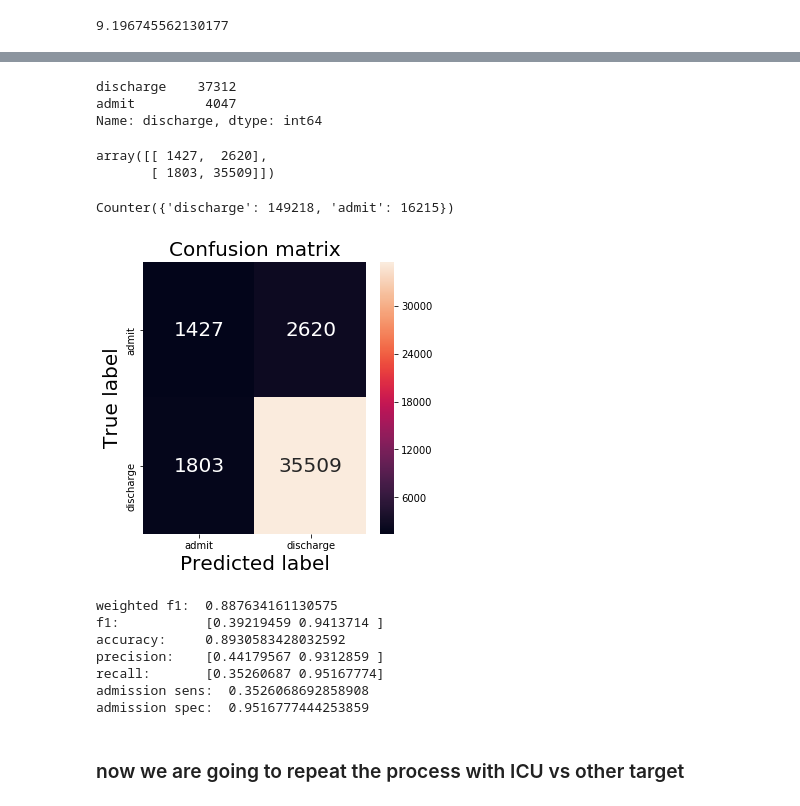
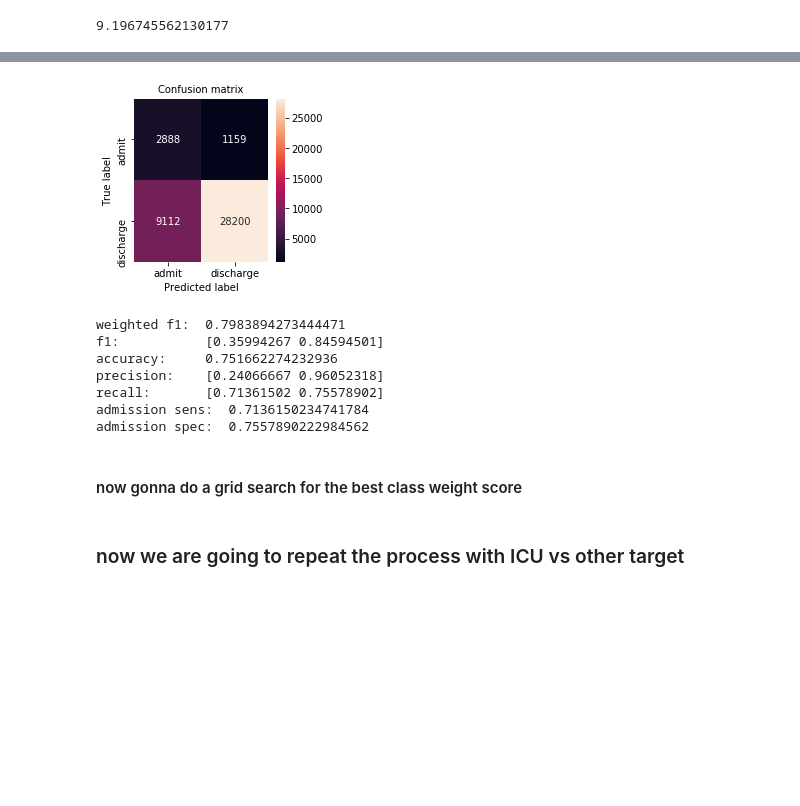
Before and after one commit to Jaskolk/ed-triage, a Jupyter notebook: ED_triage_xgb-v2.ipynb, the cells around one changed output, grey strips where cells are left out. Cells and saved outputs as stored; diff of their text form; code cells hidden in the pictures; blank space fills up the shorter version.

```diff
--- a/ED_triage_xgb-v2.ipynb
+++ b/ED_triage_xgb-v2.ipynb
@@ -92,3 +82,6 @@ Index(['ID', 'ChartNumber', 'EncounterNumber', 'TriageLevel', 'AgeNumber',
        'Do you have a new Rash?',
        'Do you have a new onset of Vomiting/Diarrhea in the last 24 hours?'],
       dtype='object')
+# %%
+#replacing nan values in ICUvsothercolumn
+clin['ICUvsother'].fillna(0, inplace = True)
@@ -148,7 +155,7 @@ dispo: {nan: 106689, 'madmit': 12037, 'sadmit': 2061, 'ICU': 479})(for admitted
 
 ICUvsother:  self explanatory
 # %%
-features = clin[cont_names]
+features = clin[cont_names].values
 # %%
 target = clin['discharge']
 target2 = clin['ICUvsother']
@@ -166,4 +234,6 @@ class_ratio = y_train.value_counts()[0]/y_train.value_counts()[1]; class_ratio
 # %% [output]
 9.196745562130177
 # %%
-xgc = xgb.XGBClassifier(scale_pos_weight=0.3)
+xgc = xgb.XGBClassifier(scale_pos_weight=1/class_ratio)
+
+%time xgc.fit(X_train, y_train)
@@ -182,33 +250,18 @@ XGBClassifier(base_score=0.5, booster='gbtree', colsample_bylevel=1,
 # %%
 preds = xgc.predict(X_test)
-# %%
-y_test.value_counts()
-# %% [output]
-discharge    37312
-admit         4047
-Name: discharge, dtype: int64
-# %%
-conf = confusion_matrix(y_test, preds); conf
-# %% [output]
-array([[ 1427,  2620],
-       [ 1803, 35509]])
-# %%
-lab_count = Counter(clin['discharge']); lab_count
-# %% [output]
-Counter({'discharge': 149218, 'admit': 16215})
 # %%
-LABELS = ['admit', 'discharge'] #lab_count.keys()
+conf = confusion_matrix(y_test, preds)
 
-plt.figure(figsize=(5, 5))
-sns.heatmap(conf, xticklabels=LABELS, yticklabels=LABELS, annot=True, fmt="d", annot_kws={"size": 20});
-#sns.heatmap(conf, annot=True, fmt="d", annot_kws={"size": 20});
+plt.figure(figsize=(3, 3))
 
-plt.title("Confusion matrix", fontsize=20)
-plt.ylabel('True label', fontsize=20)
-plt.xlabel('Predicted label', fontsize=20)
+sns.heatmap(conf, xticklabels=LABELS, yticklabels=LABELS, annot=True, fmt="d", annot_kws={"size": 10});
+
+plt.title("Confusion matrix", fontsize=10)
+plt.ylabel('True label', fontsize=10)
+plt.xlabel('Predicted label', fontsize=10)
 plt.show()
 # %% [output]
-[figure, old version]
+[figure, new version]
 # %%
 f1_w = sklearn.metrics.f1_score(y_test, preds, average='weighted')
 f1 = sklearn.metrics.f1_score(y_test, preds, average=None)
@@ -223,10 +276,12 @@ print ('recall:      ', rec)
 print ('admission sens: ', rec[0])
 print ('admission spec: ', rec[1])
 # %% [output]
-weighted f1:  0.887634161130575
-f1:           [0.39219459 0.9413714 ]
-accuracy:     0.8930583428032592
-precision:    [0.44179567 0.9312859 ]
-recall:       [0.35260687 0.95167774]
-admission sens:  0.3526068692858908
-admission spec:  0.9516777444253859
+weighted f1:  0.7983894273444471
+f1:           [0.35994267 0.84594501]
+accuracy:     0.751662274232936
+precision:    [0.24066667 0.96052318]
+recall:       [0.71361502 0.75578902]
+admission sens:  0.7136150234741784
+admission spec:  0.7557890222984562
+# %% [markdown]
+#### now gonna do a grid search for the best class weight score
```
Also changed, not shown: parts of 25 cells of this notebook, 1 other file.
